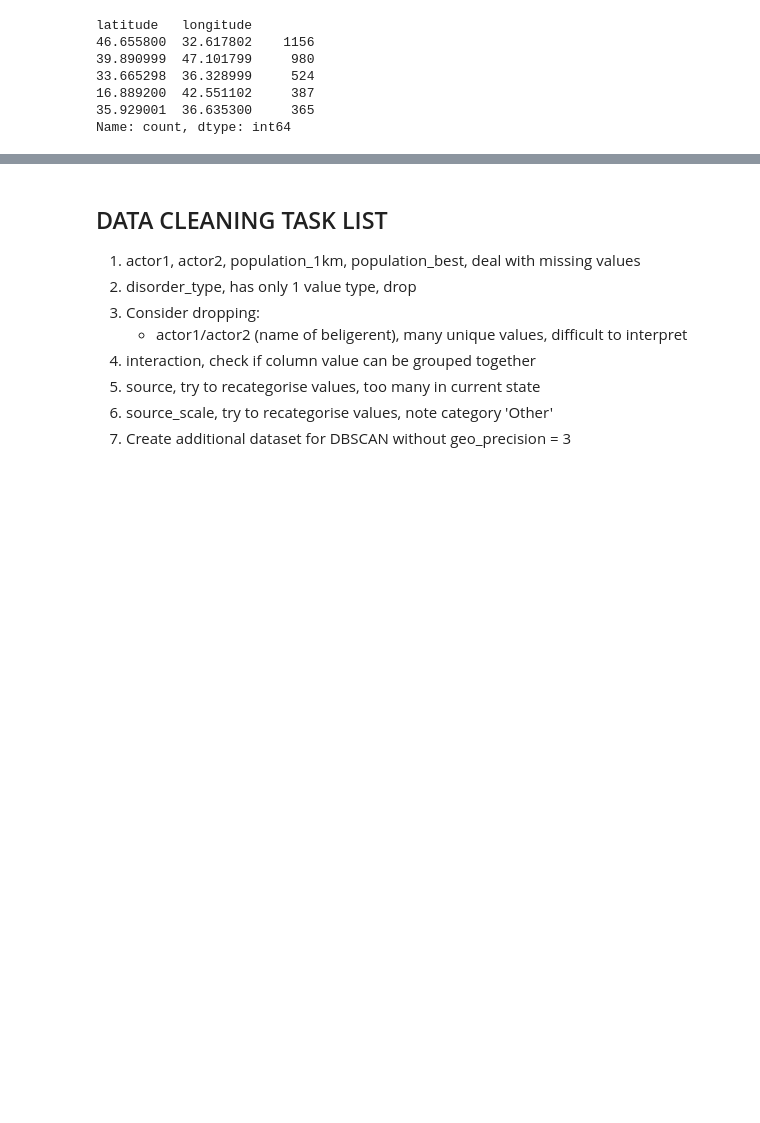
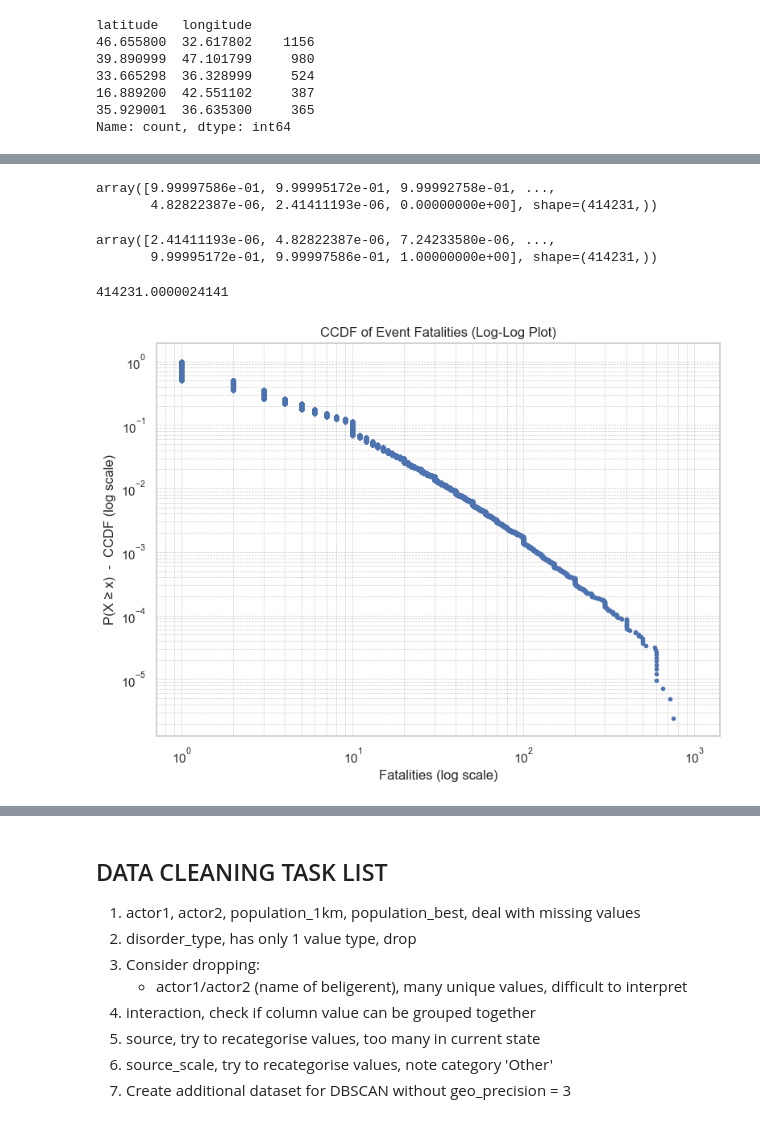
Before and after one commit to CoMa95/Armed-Conflict-Analytics, a Jupyter notebook: notebooks/01_eda.ipynb, the cells around one changed output, grey strips where cells are left out. Cells and saved outputs as stored; diff of their text form; code cells hidden in the pictures; blank space fills up the shorter version.

```diff
--- a/notebooks/01_eda.ipynb
+++ b/notebooks/01_eda.ipynb
@@ -348,0 +488,41 @@ Name: count, dtype: int64
+# %%
+fatal = df[df["fatalities"] > 0]["fatalities"].values
+fatal_sorted = np.sort(fatal)
+1-np.arange(1, len(fatal_sorted)+1) / len(fatal_sorted)
+# %% [output]
+array([9.99997586e-01, 9.99995172e-01, 9.99992758e-01, ...,
+       4.82822387e-06, 2.41411193e-06, 0.00000000e+00], shape=(414231,))
+# %%
+np.arange(1, len(fatal_sorted)+1) / len(fatal_sorted)
+# %% [output]
+array([2.41411193e-06, 4.82822387e-06, 7.24233580e-06, ...,
+       9.99995172e-01, 9.99997586e-01, 1.00000000e+00], shape=(414231,))
+# %%
+len(fatal_sorted)+1/ len(fatal_sorted)
+# %% [output]
+414231.0000024141
+# %%
+# create a log-log plot of the CCDF of fatalities
+
+# use only events with fatalities > 0
+fatal = df[df["fatalities"] > 0]["fatalities"].values
+
+# sort values
+fatal_sorted = np.sort(fatal)
+
+# compute CCDF: P(X ≥ x)
+ccdf = 1.0 - np.arange(1, len(fatal_sorted)+1) / len(fatal_sorted)
+
+plt.figure(figsize=(8,6))
+
+plt.loglog(fatal_sorted, ccdf, marker='.', linestyle='none')
+
+plt.xlabel("Fatalities (log scale)")
+plt.ylabel("P(X ≥ x)  -  CCDF (log scale)")
+plt.title("CCDF of Event Fatalities (Log-Log Plot)")
+
+plt.grid(True, which="both", ls="--", linewidth=0.5)
+plt.tight_layout()
+plt.show()
+# %% [output]
+[figure, added]
```
Also changed, not shown: parts of 11 cells of this notebook.
